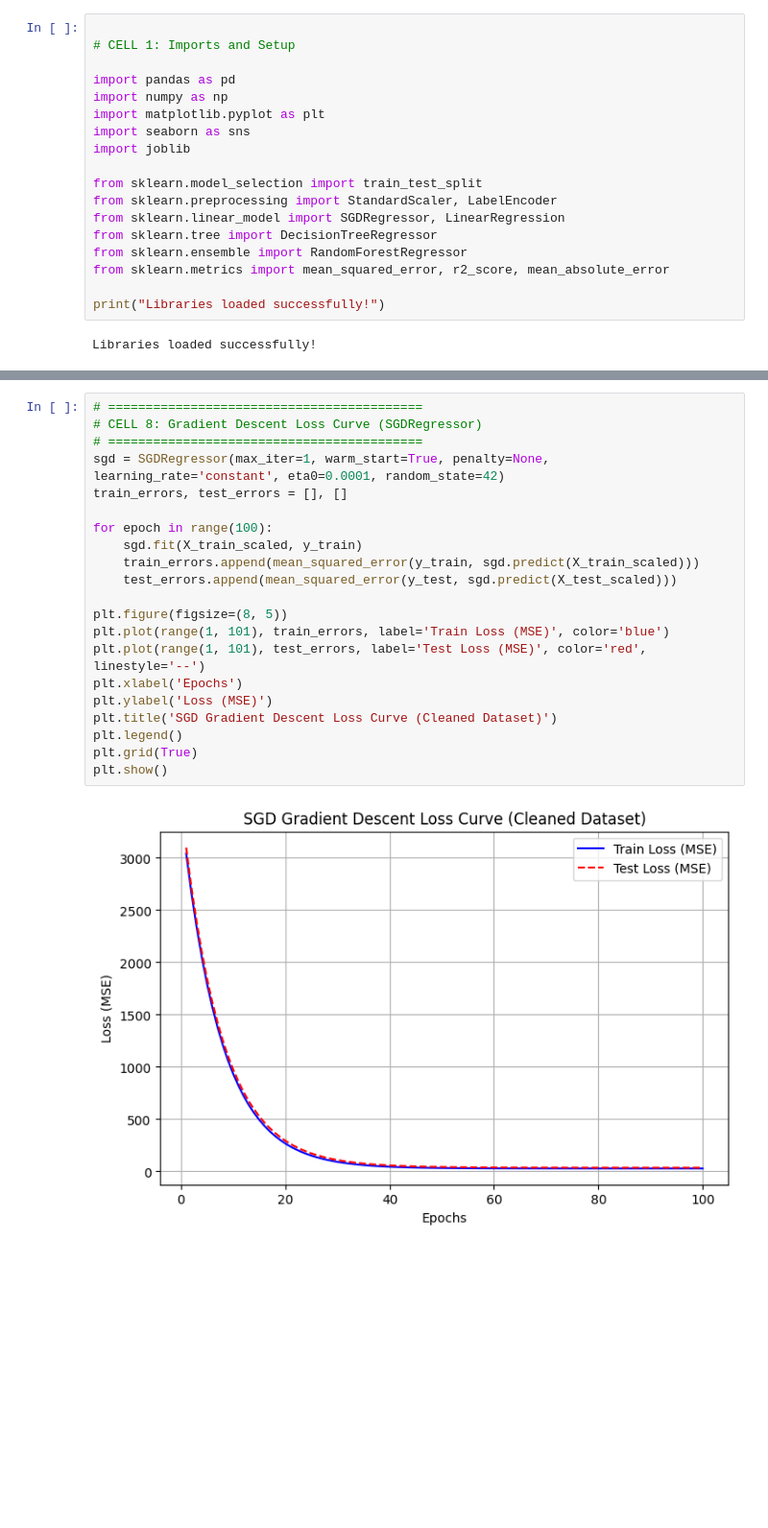
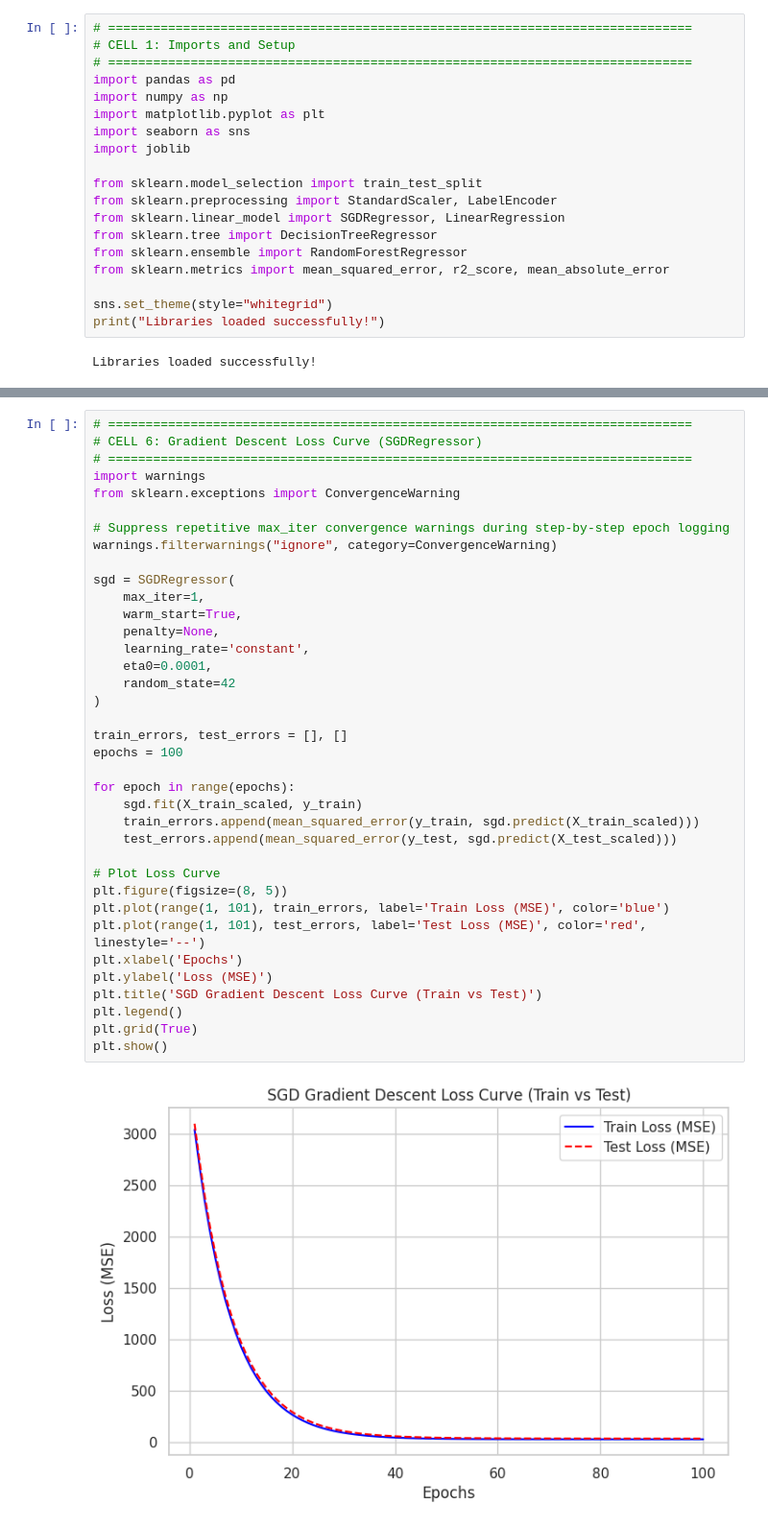
Before and after one commit to kgakwaya/linear_regression_model, a Jupyter notebook: summative/linear_regression/multivariate.ipynb, the cells around one changed output, grey strips where cells are left out. Shown at 96% size. Saved outputs shown, nothing was run; the diff lists cells and outputs as text; blank space fills up the shorter version.

```diff
--- a/summative/linear_regression/multivariate.ipynb
+++ b/summative/linear_regression/multivariate.ipynb
@@ -1,7 +1,7 @@
 # %%
-
+# ==============================================================================
 # CELL 1: Imports and Setup
-
+# ==============================================================================
 import pandas as pd
 import numpy as np
 import matplotlib.pyplot as plt
@@ -15,6 +15,7 @@ from sklearn.tree import DecisionTreeRegressor
 from sklearn.ensemble import RandomForestRegressor
 from sklearn.metrics import mean_squared_error, r2_score, mean_absolute_error
 
+sns.set_theme(style="whitegrid")
 print("Libraries loaded successfully!")
 # %% [output]
 Libraries loaded successfully!
@@ -170,24 +136,40 @@ Scaler fitted and saved as scaler.joblib!
 # %%
-# ==========================================
-# CELL 8: Gradient Descent Loss Curve (SGDRegressor)
-# ==========================================
-sgd = SGDRegressor(max_iter=1, warm_start=True, penalty=None, learning_rate='constant', eta0=0.0001, random_state=42)
+# ==============================================================================
+# CELL 6: Gradient Descent Loss Curve (SGDRegressor)
+# ==============================================================================
+import warnings
+from sklearn.exceptions import ConvergenceWarning
+
+# Suppress repetitive max_iter convergence warnings during step-by-step epoch logging
+warnings.filterwarnings("ignore", category=ConvergenceWarning)
+
+sgd = SGDRegressor(
+    max_iter=1,
+    warm_start=True,
+    penalty=None,
+    learning_rate='constant',
+    eta0=0.0001,
+    random_state=42
+)
+
 train_errors, test_errors = [], []
+epochs = 100
 
-for epoch in range(100):
+for epoch in range(epochs):
     sgd.fit(X_train_scaled, y_train)
     train_errors.append(mean_squared_error(y_train, sgd.predict(X_train_scaled)))
     test_errors.append(mean_squared_error(y_test, sgd.predict(X_test_scaled)))
 
+# Plot Loss Curve
 plt.figure(figsize=(8, 5))
 plt.plot(range(1, 101), train_errors, label='Train Loss (MSE)', color='blue')
 plt.plot(range(1, 101), test_errors, label='Test Loss (MSE)', color='red', linestyle='--')
 plt.xlabel('Epochs')
 plt.ylabel('Loss (MSE)')
-plt.title('SGD Gradient Descent Loss Curve (Cleaned Dataset)')
+plt.title('SGD Gradient Descent Loss Curve (Train vs Test)')
 plt.legend()
 plt.grid(True)
 plt.show()
 # %% [output]
-[figure, old version]
+[figure, new version]
 # %%
```
Also changed, not shown: parts of 13 cells of this notebook, 5 other files.
